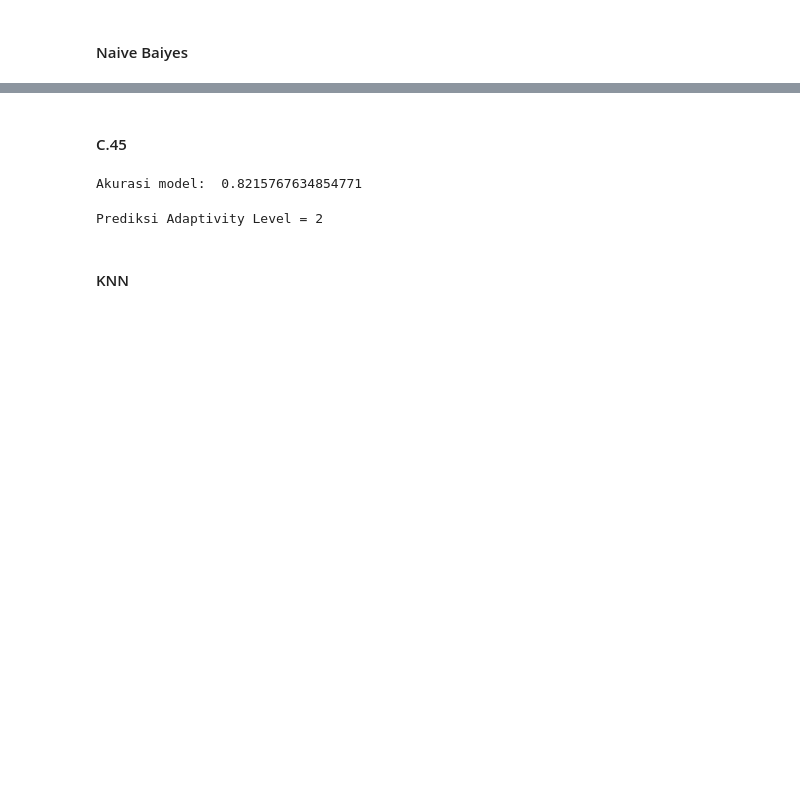
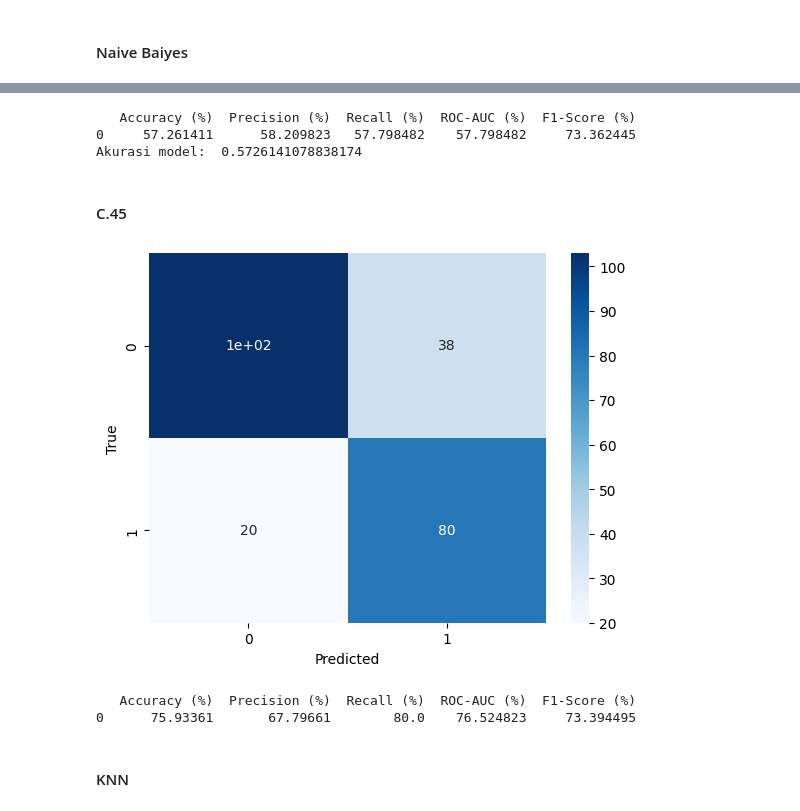
Before and after one commit to fzry18/PA-Datmin-C1-1, a Jupyter notebook: PA_kelompok_C1_1.ipynb, the cells around one changed output, grey strips where cells are left out. Saved outputs shown, nothing was run; the diff lists cells and outputs as text; code cells hidden in the pictures; blank space fills up the shorter version.

```diff
--- a/PA_kelompok_C1_1.ipynb
+++ b/PA_kelompok_C1_1.ipynb
@@ -208,45 +227,69 @@ Model accuracy: 0.5726141078838174
+# %%
+results = pd.DataFrame({'Accuracy (%)': [accuracy*100], 'Precision (%)': [precision*100], 'Recall (%)': [recall*100], 'ROC-AUC (%)': [roc_auc*100], 'F1-Score (%)': [f1*100]})
+print(results)
+# %% [output]
+   Accuracy (%)  Precision (%)  Recall (%)  ROC-AUC (%)  F1-Score (%)
+0     57.261411      58.209823   57.798482    57.798482     73.362445
+Akurasi model:  0.5726141078838174
 # %% [markdown]
 #### C.45
 # %%
 # Import Libray
 import numpy as np
 import matplotlib.pyplot as plt
 import pandas as pd
-from sklearn.tree import DecisionTreeClassifier
+from sklearn.tree import DecisionTreeClassifier, plot_tree
 
 # Pisahkan atribut (fitur) dan label dari dataset
-X = df.drop('Adaptivity Level', axis=1)
-y = df['Adaptivity Level']
+X = df.drop('Gender', axis=1)
+y = df['Gender']
 
 # Ubah data kategorikal menjadi numerik menggunakan teknik one-hot encoding
 X = pd.get_dummies(X)
 
 # Split dataset menjadi data training dan data testing
 from sklearn.model_selection import train_test_split
 X_train, X_test, y_train, y_test = train_test_split(X, y, test_size=0.2, random_state=1)
 
 # Buat objek DecisionTreeClassifier dan lakukan training pada data training
 clf = DecisionTreeClassifier(criterion="entropy")
 clf.fit(X_train, y_train)
 
 # Lakukan prediksi data testing
 y_pred = clf.predict(X_test)
 
 # Evaluasi performa model dengan menggunakan metrik akurasi
 from sklearn.metrics import accuracy_score
+
+# Evaluasi performa model dengan menggunakan metrik akurasi, precision, recall, roc_auc, dan f1_score
 accuracy = accuracy_score(y_test, y_pred)
-print("Akurasi model: ", accuracy)
+precision = precision_score(y_test, y_pred)
+recall = recall_score(y_test, y_pred)
+roc_auc = roc_auc_score(y_test, y_pred)
+f1 = f1_score(y_test, y_pred)
+
+from sklearn.metrics import confusion_matrix
+import seaborn as sns
+
+# Hitung confusion matrix
+cm = confusion_matrix(y_test, y_pred)
+
+# Visualisasikan confusion matrix menggunakan heatmap
+sns.heatmap(cm, annot=True, cmap='Blues')
+plt.xlabel('Predicted')
+plt.ylabel('True')
+plt.show()
 # %% [output]
-Akurasi model:  0.8215767634854771
+[figure, added]
-# %%
-# Prediksi menggunakan algoritma C4.5
-new_data = {'Gender': 2, 'Education Level': 2, 'Institution Type': 3,'Load-shedding': 2,'Financial Condition': 1, 'Network Type': 1,'Class Duration': 1, 'Self Lms': 0 ,'Device': 2 }
-new_data_df = pd.DataFrame(new_data, index=[0])
-new_data_df = pd.get_dummies(new_data_df)
-prediction = clf.predict(new_data_df)
-print("Prediksi Adaptivity Level =", prediction[0])
-# %% [output]
-Prediksi Adaptivity Level = 2
+# %%
+# Tampilkan nilai metrik performa dalam tabel
+results = pd.DataFrame({'Accuracy (%)': [accuracy*100], 'Precision (%)': [precision*100], 'Recall (%)': [recall*100], 'ROC-AUC (%)': [roc_auc*100], 'F1-Score (%)': [f1*100]})
+print(results)
+
+# print("Akurasi model: ", accuracy)
+# %% [output]
+   Accuracy (%)  Precision (%)  Recall (%)  ROC-AUC (%)  F1-Score (%)
+0      75.93361       67.79661        80.0    76.524823     73.394495
 # %% [markdown]
 #### KNN
 # %%
```
Also changed, not shown: parts of 71 cells of this notebook.
